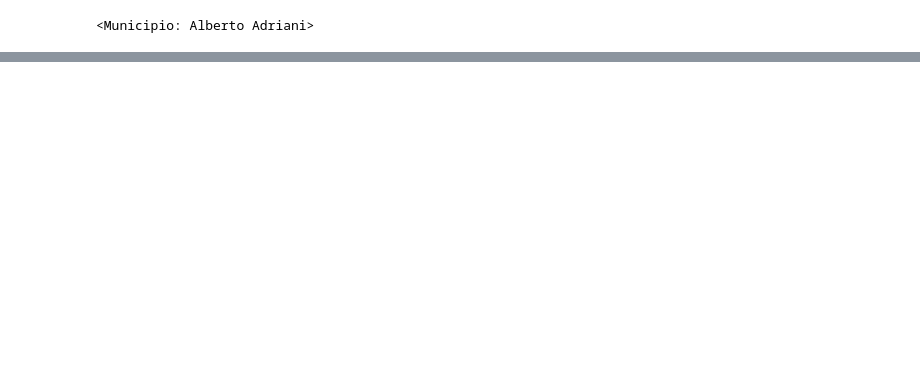
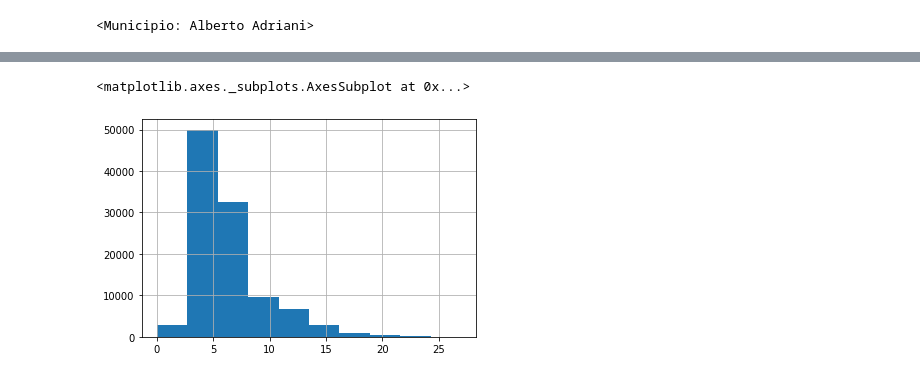
Before and after one commit to IsaacMercado/dgas, a Jupyter notebook: notebooks/plots.ipynb, the cells around one changed output, grey strips where cells are left out. Cells and saved outputs as stored; diff of their text form; code cells hidden in the pictures; blank space fills up the shorter version.

```diff
--- a/notebooks/plots.ipynb
+++ b/notebooks/plots.ipynb
@@ -432,0 +290,5 @@ df_time.tiempo.value_counts().sort_index().plot(kind='bar')
+# %%
+deltadays.hist()
+# %% [output]
+<matplotlib.axes._subplots.AxesSubplot at 0x...>
+[figure, added]
```
Also changed, not shown: parts of 53 cells of this notebook, 7 other files.
